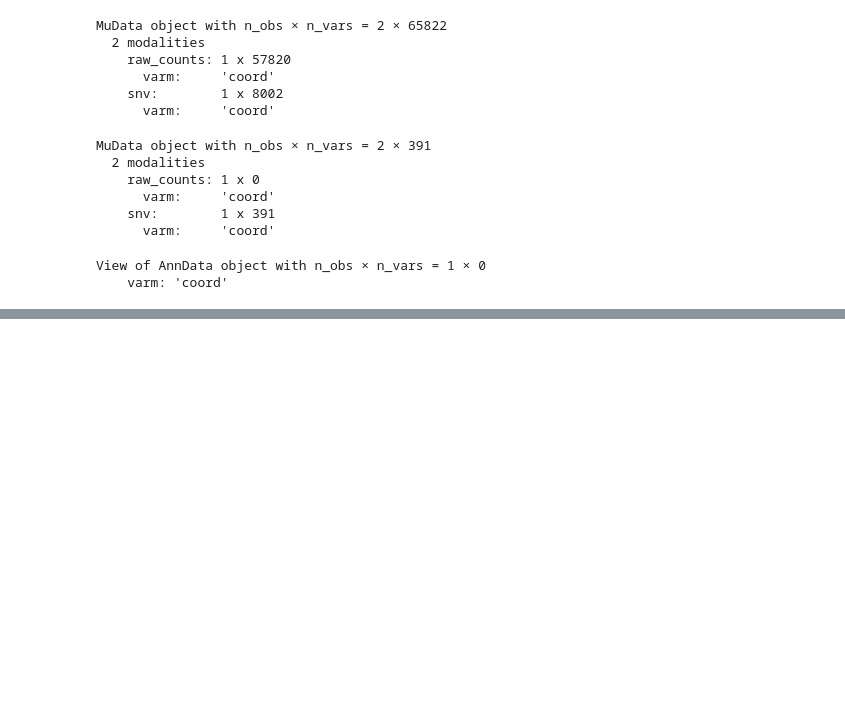
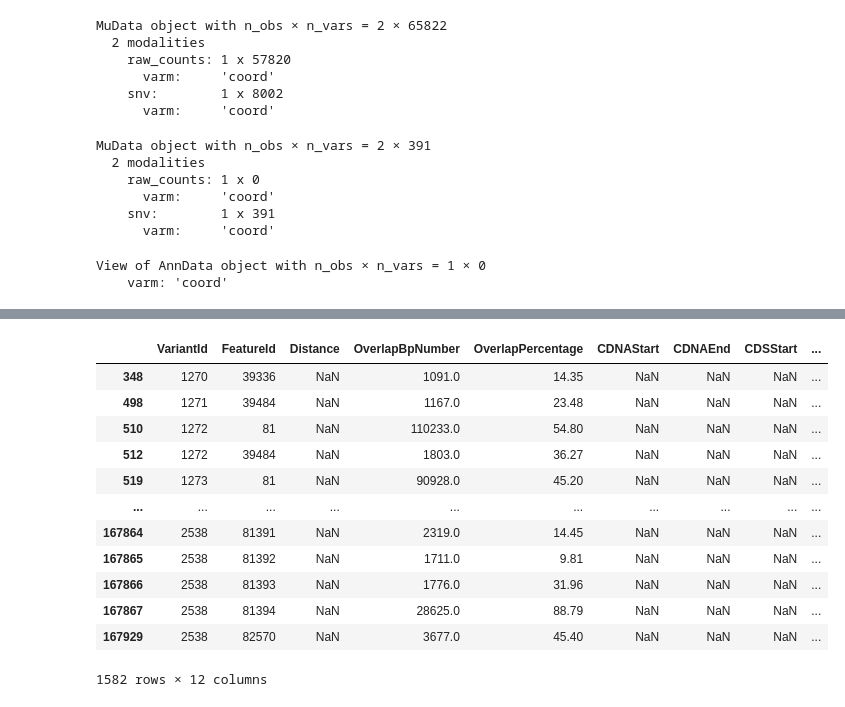
Before and after one commit to schlesnerlab/anndata-ranges, a Jupyter notebook: code/oe0260.ipynb, the cells around one changed output, grey strips where cells are left out. Saved outputs shown, nothing was run; the diff lists cells and outputs as text; code cells hidden in the pictures; blank space fills up the shorter version.

```diff
--- a/code/oe0260.ipynb
+++ b/code/oe0260.ipynb
@@ -137,0 +158,2 @@ NameError: name 'gr' is not defined
+# %%
+cnv_transcript = pd.read_csv('data/OE0260/unite_data/CnvAffectedTranscripts.csv',delimiter='\t', skipfooter=4)
@@ -137,0 +180,16 @@ NameError: name 'gr' is not defined
+# %%
+cnv_transcript[cnv_transcript['Consequences'] == '[{"Type":"non_coding_transcript_exon_variant","Impact":"Unknown","Severity":22},{"Type":"intron_variant","Impact":"Unknown","Severity":23}]']
+# %% [output]
+|  | VariantId | FeatureId | Distance | OverlapBpNumber | OverlapPercentage | CDNAStart | CDNAEnd | CDSStart | ... |
+| 348 | 1270 | 39336 | NaN | 1091.0 | 14.35 | NaN | NaN | NaN | ... |
+| 498 | 1271 | 39484 | NaN | 1167.0 | 23.48 | NaN | NaN | NaN | ... |
+| 510 | 1272 | 81 | NaN | 110233.0 | 54.80 | NaN | NaN | NaN | ... |
+| 512 | 1272 | 39484 | NaN | 1803.0 | 36.27 | NaN | NaN | NaN | ... |
+| 519 | 1273 | 81 | NaN | 90928.0 | 45.20 | NaN | NaN | NaN | ... |
+| ... | ... | ... | ... | ... | ... | ... | ... | ... | ... |
+| 167864 | 2538 | 81391 | NaN | 2319.0 | 14.45 | NaN | NaN | NaN | ... |
+| 167865 | 2538 | 81392 | NaN | 1711.0 | 9.81 | NaN | NaN | NaN | ... |
+| 167866 | 2538 | 81393 | NaN | 1776.0 | 31.96 | NaN | NaN | NaN | ... |
+| 167867 | 2538 | 81394 | NaN | 28625.0 | 88.79 | NaN | NaN | NaN | ... |
+| 167929 | 2538 | 82570 | NaN | 3677.0 | 45.40 | NaN | NaN | NaN | ... |
+1582 rows × 12 columns
```
Also changed, not shown: parts of 14 cells of this notebook, 1 other file.
